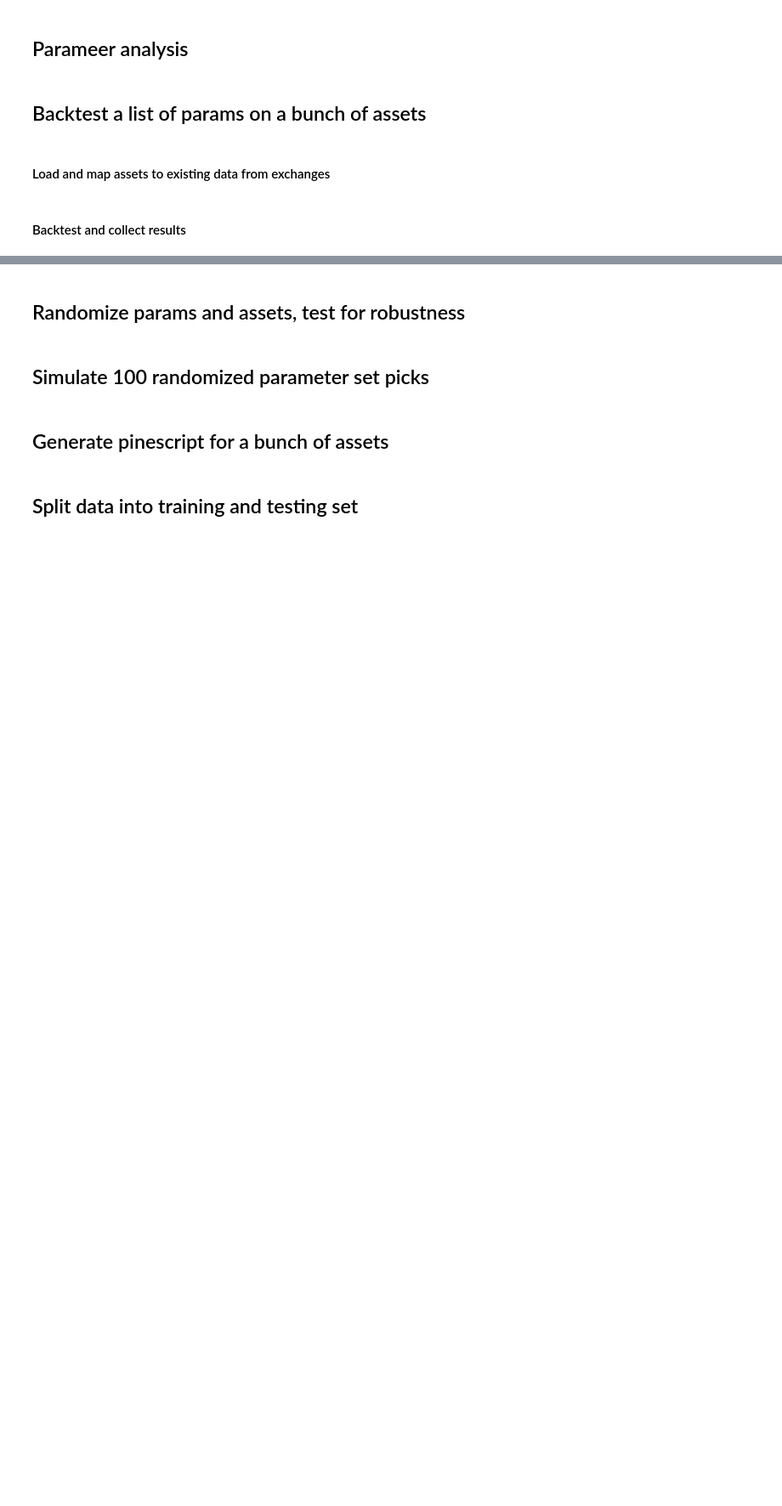
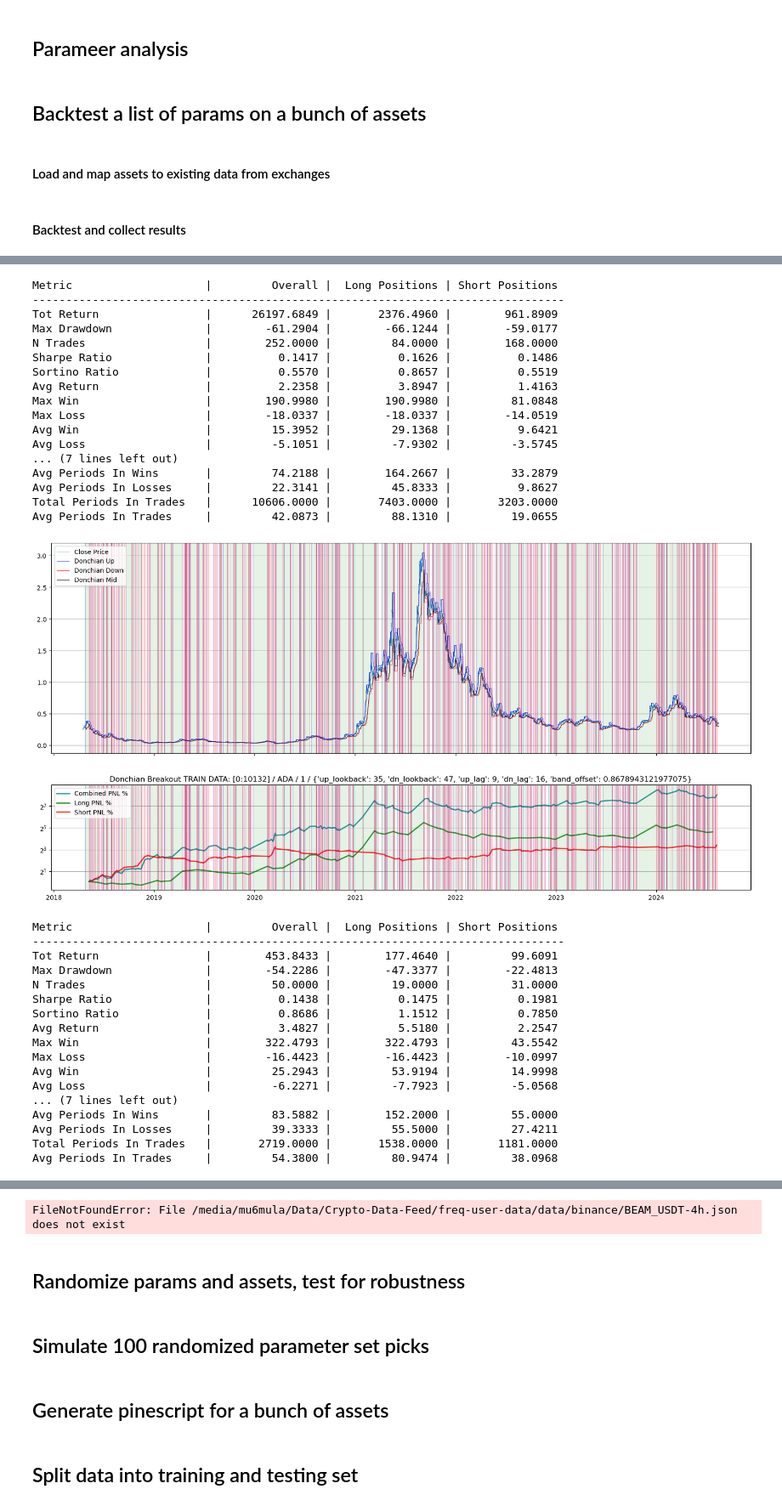
Before and after one commit to petarkabashki/pk-crypto-tools, a Jupyter notebook: 2024-research/donchian-breakout.ipynb, the cells around one changed output, grey strips where cells are left out. Shown at 85% size. Saved outputs shown, nothing was run; the diff lists cells and outputs as text; code cells hidden in the pictures; blank space fills up the shorter version.

```diff
--- a/2024-research/donchian-breakout.ipynb
+++ b/2024-research/donchian-breakout.ipynb
@@ -475,11 +609,11 @@ for params in [t.params for t in study.best_trials]:
 # %%
 import os
 base_data_dir = "/media/mu6mula/Data/Crypto-Data-Feed/freq-user-data/data"
-quote, timeframe, nhours = 'USDT', '4h', 4
+# quote, timeframe, nhours = 'USDT', '8h', 8
 exchanges = ['binance', 'kucoin', 'bybit', 'bitget']
-with open("assets-portfolio.txt", "r") as file: assets = [line.strip() for line in file.readlines()]#[:50]
+with open("assets-portfolio.txt", "r") as file: assets = [line.strip() for line in file.readlines()][:20]
 # assets = filter(lambda a: not 'USD' in a, assets)
-assets = [a for a in assets if 'USD' not in a]
+assets = [a for a in assets if 'USD' not in a and a not in ['LUNA', 'RENDER']]
 # assets
 # df_pf = pd.DataFrame(assets,columns=['asset'])
 dfae = pd.DataFrame([
@@ -502,12 +656,9 @@ def xtract_primitive_values(opt_bt) :
 # %%
-quote, timeframe, nhours = 'USDT', '4h', 4
+# quote, timeframe, nhours = 'USDT', '4h', 4
+# inc_metrics = ['asset', 'ipa', 'long_metrics', 'short_metrics', 'overall_metrics', 'rsi_period', 'up_rsi_thre', 'up_lookback', 'dn_lookback', 'up_lag', 'dn_lag', 'band_offset', 'count_since_last_cross']
 bt_resa = []
 for asset,exchange in tqdm(asset_exchange):
-    data = load_candles(exchange,asset,quote,timeframe)
-    for params in aparams:
-        res = backtest(data,nhours, params,short_long, xmult=1)
-        bt_resa.append({'asset': asset, **xtract_primitive_values(res), **params})
-                # res_test = backtest(data_test,params,nhours,short_long, xmult=1)
-
-
-                # print(f"                     train=({np.expm1(res_train['tot_return']):.2f} , {np.expm1(res_train['trade_max_drawdown']):.2f})  test=({np.expm1(res_test['tot_return']):.2f} , {np.expm1(res_test['trade_max_drawdown']):.2f})  #/wr=({res_test['n_trades']}, {res_test['win_ratio']:0.2f})")
+    data = load_candles(exchange,asset,quote,timeframe)['2020-12':]
+    for ipa,params in enumerate(aparams):
+        res = backtest(data,nhours, params)
+        bt_resa.append({'asset.asset': asset, 'tfr.tfr': timeframe, 'ipa.ipa': ipa, **remove_keys_with_unwanted_values(res), 'params': params})
@@ -580,11 +664,0 @@ sbest_trials
-# %%
-import pickle
-asset_trials = {asset_exch[i][0]: sbest_trials[i] for i in range(len(asset_exch))}
-asset_trials
-with open('portfolio-donchian-trials.pkl', 'wb') as f:
-    pickle.dump(asset_trials, f)
-# %%
-# Load the object from the file
-with open('portfolio-donchian-trials.pkl', 'rb') as f:
-    asset_trials = pickle.load(f)
-asset_trials
@@ -607,0 +765,40 @@ asset_params
+# %%
+for ix, asset, ipa, tfr in df[['asset','ipa','tfr']].to_records():
+    data = load_candles(exchange,asset,quote,tfr)#['2021':]
+    fig_tr,res_tr = print_performance(data,nhours,asset,reset_index=False,params=aparams[ipa],btkwargs={'short_long':[1,-1], 'xmult':1, 'slippage': 0.005, 'transaction_cost': 0.001, 'period_costs': 0.0003/6}, title=f'TRAIN DATA: [0:{data_train.shape[0]}]')
+# %% [output]
+Metric                    |         Overall |  Long Positions | Short Positions
+--------------------------------------------------------------------------------
+Tot Return                |      26197.6849 |       2376.4960 |        961.8909
+Max Drawdown              |        -61.2904 |        -66.1244 |        -59.0177
+N Trades                  |        252.0000 |         84.0000 |        168.0000
+Sharpe Ratio              |          0.1417 |          0.1626 |          0.1486
+Sortino Ratio             |          0.5570 |          0.8657 |          0.5519
+Avg Return                |          2.2358 |          3.8947 |          1.4163
+Max Win                   |        190.9980 |        190.9980 |         81.0848
+Max Loss                  |        -18.0337 |        -18.0337 |        -14.0519
+Avg Win                   |         15.3952 |         29.1368 |          9.6421
+Avg Loss                  |         -5.1051 |         -7.9302 |         -3.5745
+... (7 lines left out)
+Avg Periods In Wins       |         74.2188 |        164.2667 |         33.2879
+Avg Periods In Losses     |         22.3141 |         45.8333 |          9.8627
+Total Periods In Trades   |      10606.0000 |       7403.0000 |       3203.0000
+Avg Periods In Trades     |         42.0873 |         88.1310 |         19.0655
+[figure, added]
+Metric                    |         Overall |  Long Positions | Short Positions
+--------------------------------------------------------------------------------
+Tot Return                |        453.8433 |        177.4640 |         99.6091
+Max Drawdown              |        -54.2286 |        -47.3377 |        -22.4813
+N Trades                  |         50.0000 |         19.0000 |         31.0000
+Sharpe Ratio              |          0.1438 |          0.1475 |          0.1981
+Sortino Ratio             |          0.8686 |          1.1512 |          0.7850
+Avg Return                |          3.4827 |          5.5180 |          2.2547
+Max Win                   |        322.4793 |        322.4793 |         43.5542
+Max Loss                  |        -16.4423 |        -16.4423 |        -10.0997
+Avg Win                   |         25.2943 |         53.9194 |         14.9998
+Avg Loss                  |         -6.2271 |         -7.7923 |         -5.0568
+... (7 lines left out)
+Avg Periods In Wins       |         83.5882 |        152.2000 |         55.0000
+Avg Periods In Losses     |         39.3333 |         55.5000 |         27.4211
+Total Periods In Trades   |       2719.0000 |       1538.0000 |       1181.0000
+Avg Periods In Trades     |         54.3800 |         80.9474 |         38.0968
@@ -607,0 +842 @@ asset_params
+FileNotFoundError: File /media/mu6mula/Data/Crypto-Data-Feed/freq-user-data/data/binance/BEAM_USDT-4h.json does not exist
```
Also changed, not shown: parts of 21 cells of this notebook, 4 other files.
